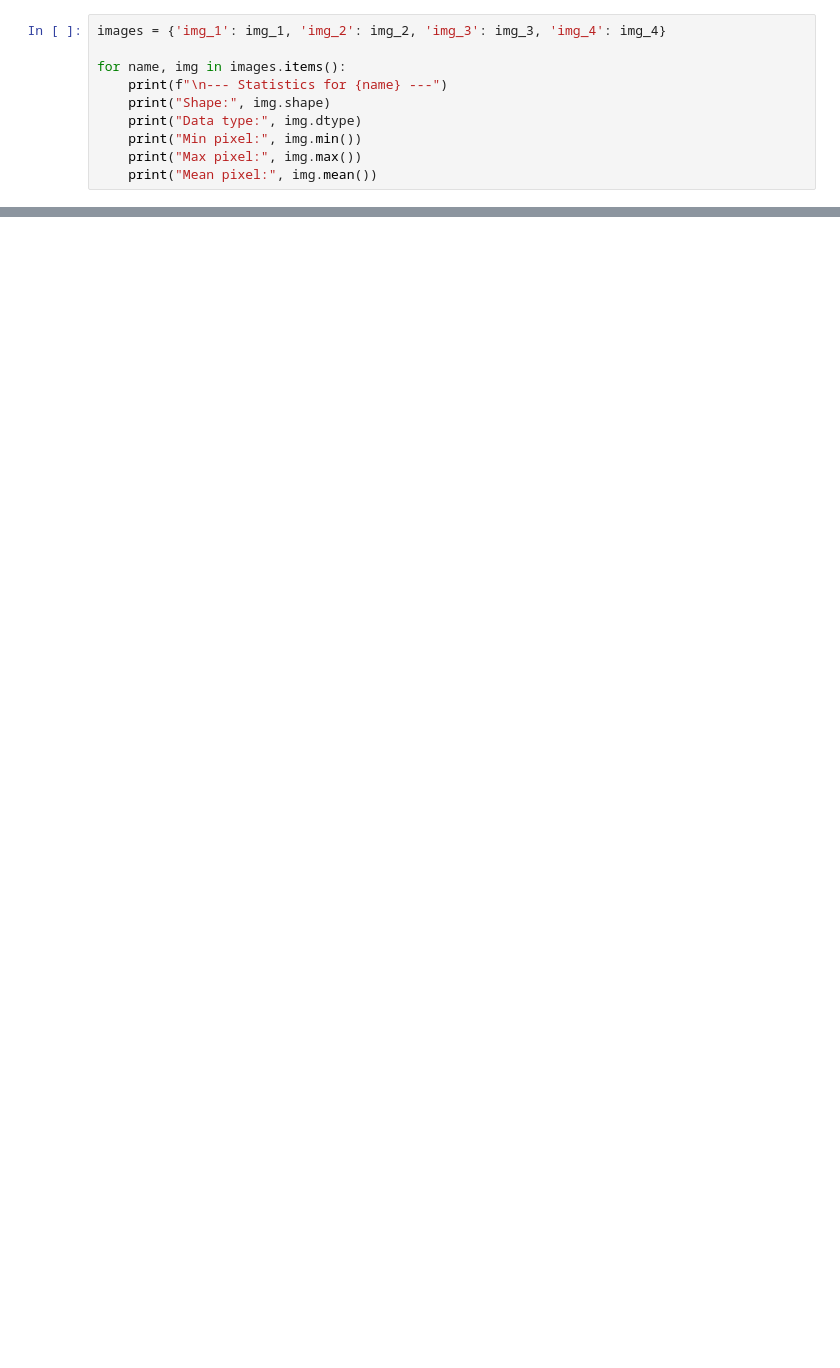
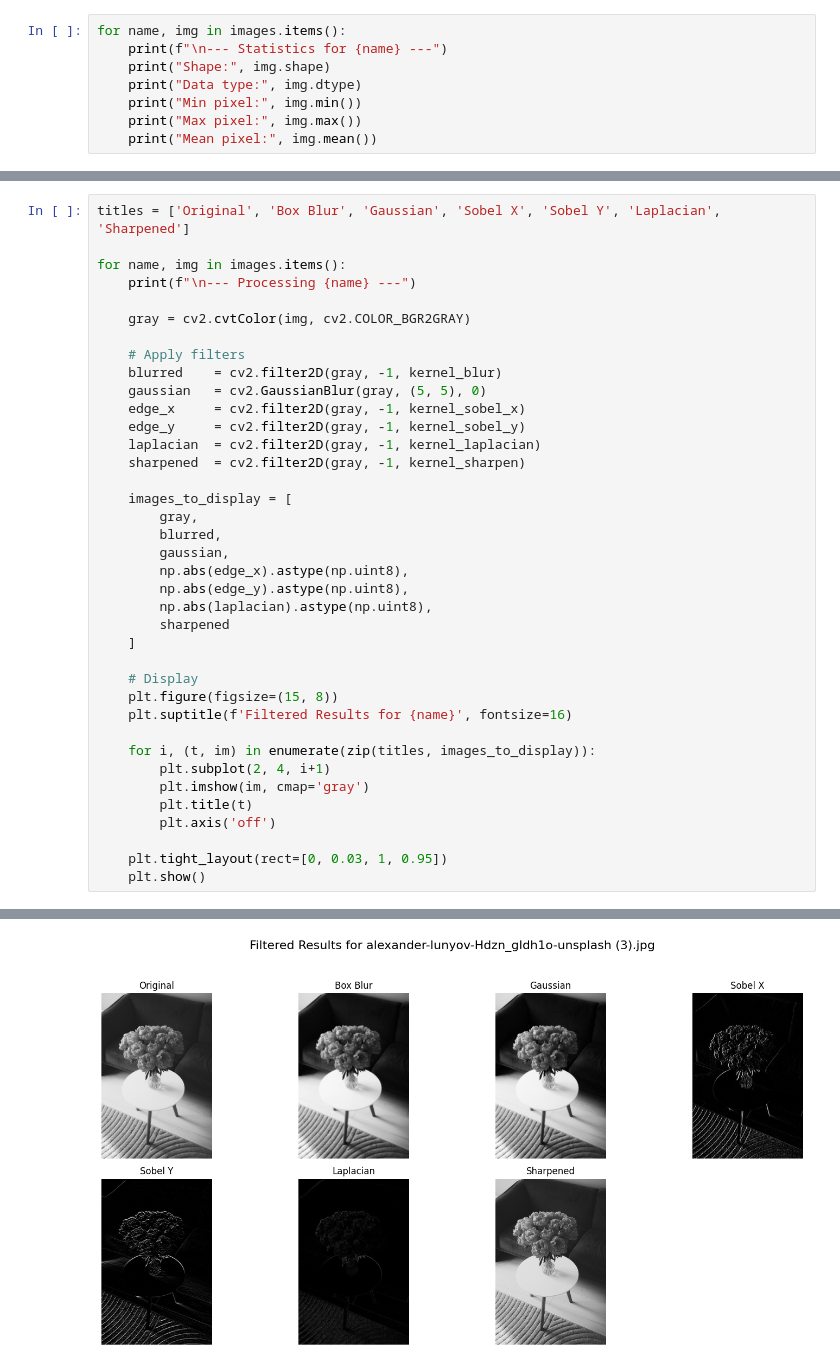
Before and after one commit to Nadaramadan1/Assignment-Week-1, a Jupyter notebook: assignment 1.ipynb, the cells around one changed output, grey strips where cells are left out. Drawn from its saved outputs; the diff is of its cells as text; blank space fills up the shorter version.

```diff
--- a/assignment 1.ipynb
+++ b/assignment 1.ipynb
@@ -11,6 +56,4 @@ img_4 = cv2.imread('/content/stefan-stefancik-QXevDflbl8A-unsplash.jpg')
 # %%
-images = {'img_1': img_1, 'img_2': img_2, 'img_3': img_3, 'img_4': img_4}
-
 for name, img in images.items():
     print(f"\n--- Statistics for {name} ---")
     print("Shape:", img.shape)
@@ -54,0 +114,39 @@ kernel_sharpen = np.array([[ 0, -1,  0],
+# %%
+titles = ['Original', 'Box Blur', 'Gaussian', 'Sobel X', 'Sobel Y', 'Laplacian', 'Sharpened']
+
+for name, img in images.items():
+    print(f"\n--- Processing {name} ---")
+
+    gray = cv2.cvtColor(img, cv2.COLOR_BGR2GRAY)
+
+    # Apply filters
+    blurred    = cv2.filter2D(gray, -1, kernel_blur)
+    gaussian   = cv2.GaussianBlur(gray, (5, 5), 0)
+    edge_x     = cv2.filter2D(gray, -1, kernel_sobel_x)
+    edge_y     = cv2.filter2D(gray, -1, kernel_sobel_y)
+    laplacian  = cv2.filter2D(gray, -1, kernel_laplacian)
+    sharpened  = cv2.filter2D(gray, -1, kernel_sharpen)
+
+    images_to_display = [
+        gray,
+        blurred,
+        gaussian,
+        np.abs(edge_x).astype(np.uint8),
+        np.abs(edge_y).astype(np.uint8),
+        np.abs(laplacian).astype(np.uint8),
+        sharpened
+    ]
+
+    # Display
+    plt.figure(figsize=(15, 8))
+    plt.suptitle(f'Filtered Results for {name}', fontsize=16)
+
+    for i, (t, im) in enumerate(zip(titles, images_to_display)):
+        plt.subplot(2, 4, i+1)
+        plt.imshow(im, cmap='gray')
+        plt.title(t)
+        plt.axis('off')
+
+    plt.tight_layout(rect=[0, 0.03, 1, 0.95])
+    plt.show()
+# %% [output]
@@ -54,0 +154 @@ kernel_sharpen = np.array([[ 0, -1,  0],
+[figure, added]
```
Also changed, not shown: parts of 11 cells of this notebook.
